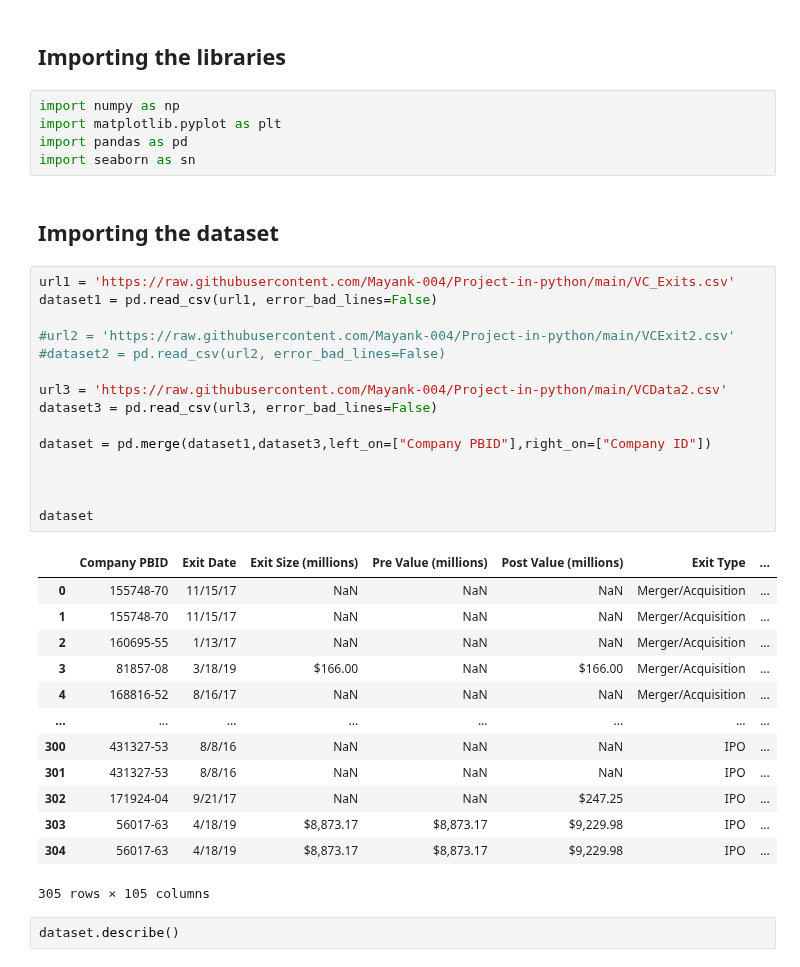
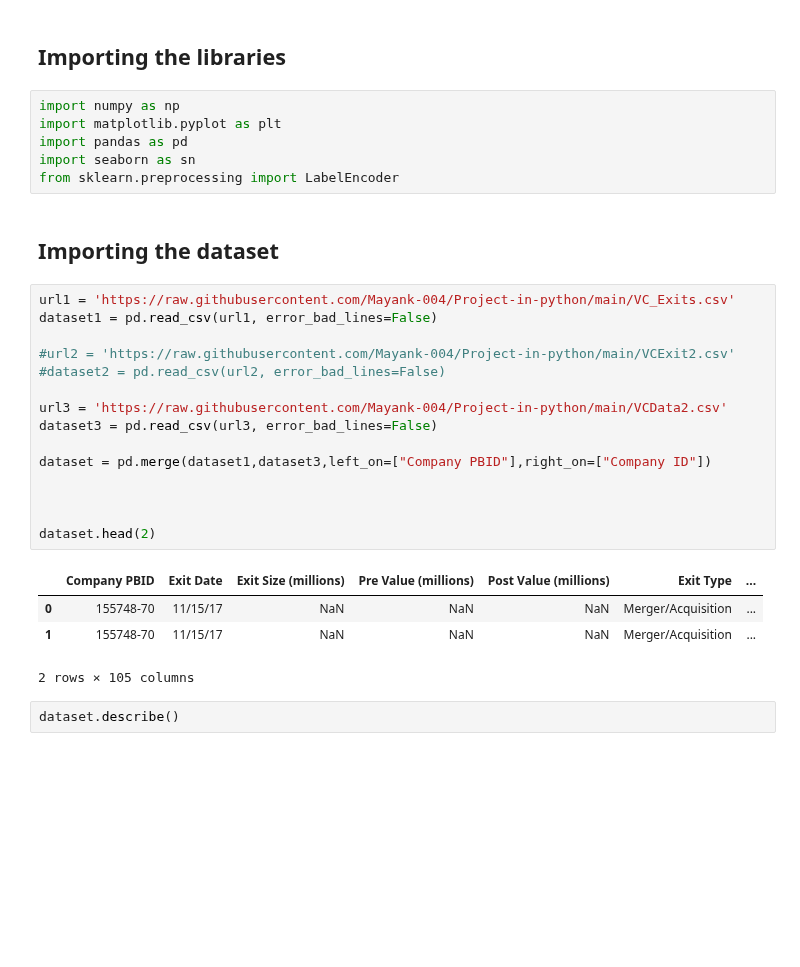
Before and after one commit to Mayank-004/VC-Industry-Predictive-analysis, a Jupyter notebook: VC_Target_MOIC.ipynb, the cells around one changed output. Cells and saved outputs as stored; diff of their text form; blank space fills up the shorter version.

```diff
--- a/VC_Target_MOIC.ipynb
+++ b/VC_Target_MOIC.ipynb
@@ -9,37 +9,29 @@ import numpy as np
 import matplotlib.pyplot as plt
 import pandas as pd
 import seaborn as sn
+from sklearn.preprocessing import LabelEncoder
 # %% [markdown]
 ## Importing the dataset
 # %%
 url1 = 'https://raw.githubusercontent.com/Mayank-004/Project-in-python/main/VC_Exits.csv'
 dataset1 = pd.read_csv(url1, error_bad_lines=False)
 
 #url2 = 'https://raw.githubusercontent.com/Mayank-004/Project-in-python/main/VCExit2.csv'
 #dataset2 = pd.read_csv(url2, error_bad_lines=False)
 
 url3 = 'https://raw.githubusercontent.com/Mayank-004/Project-in-python/main/VCData2.csv'
 dataset3 = pd.read_csv(url3, error_bad_lines=False)
 
 dataset = pd.merge(dataset1,dataset3,left_on=["Company PBID"],right_on=["Company ID"])
 
 
 
-dataset
+dataset.head(2)
 # %% [output]
 |  | Company PBID | Exit Date | Exit Size (millions) | Pre Value (millions) | Post Value (millions) | Exit Type | ... |
 | 0 | 155748-70 | 11/15/17 | NaN | NaN | NaN | Merger/Acquisition | ... |
 | 1 | 155748-70 | 11/15/17 | NaN | NaN | NaN | Merger/Acquisition | ... |
-| 2 | 160695-55 | 1/13/17 | NaN | NaN | NaN | Merger/Acquisition | ... |
-| 3 | 81857-08 | 3/18/19 | $166.00 | NaN | $166.00 | Merger/Acquisition | ... |
-| 4 | 168816-52 | 8/16/17 | NaN | NaN | NaN | Merger/Acquisition | ... |
-| ... | ... | ... | ... | ... | ... | ... | ... |
-| 300 | 431327-53 | 8/8/16 | NaN | NaN | NaN | IPO | ... |
-| 301 | 431327-53 | 8/8/16 | NaN | NaN | NaN | IPO | ... |
-| 302 | 171924-04 | 9/21/17 | NaN | NaN | $247.25 | IPO | ... |
-| 303 | 56017-63 | 4/18/19 | $8,873.17 | $8,873.17 | $9,229.98 | IPO | ... |
-| 304 | 56017-63 | 4/18/19 | $8,873.17 | $8,873.17 | $9,229.98 | IPO | ... |
-305 rows × 105 columns
+2 rows × 105 columns
 # %%
 dataset.describe()
 # %% [output]
```
Also changed, not shown: parts of 63 cells of this notebook.
